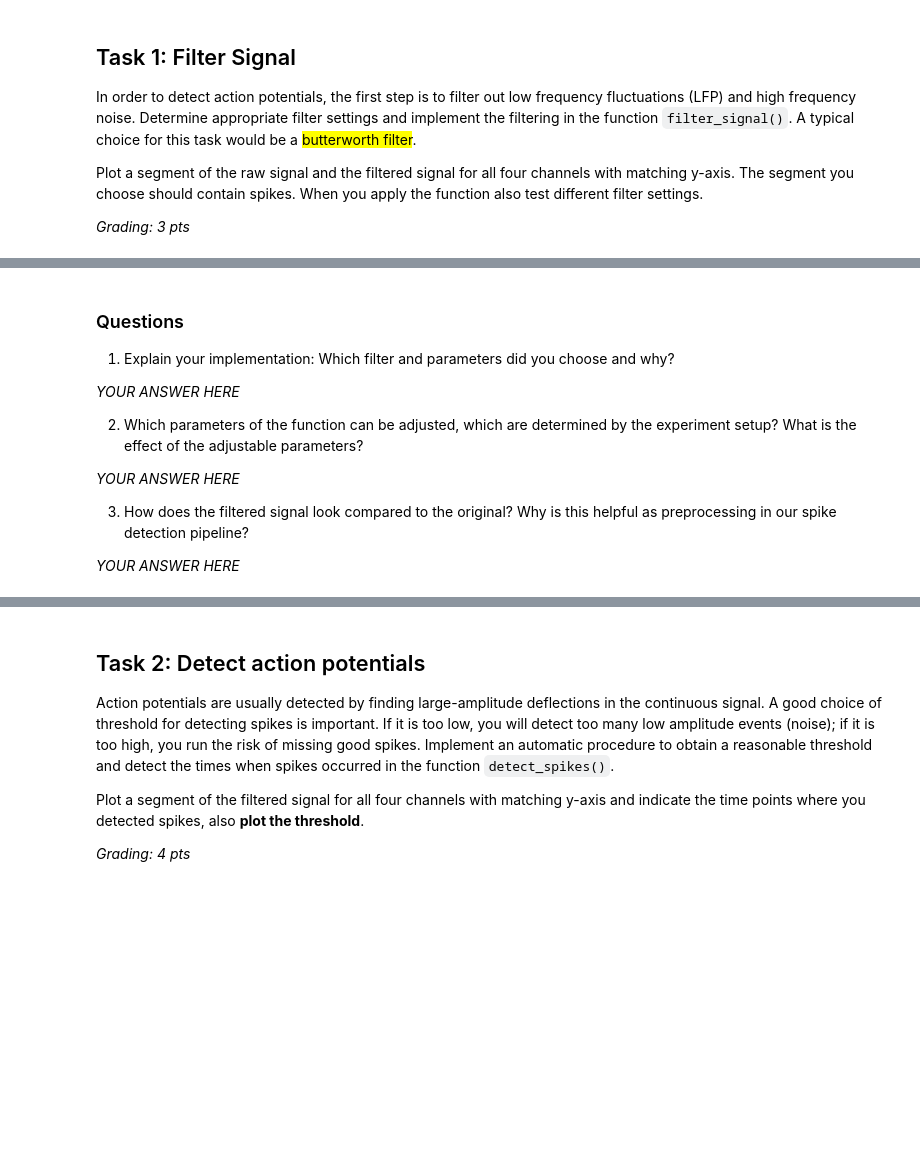
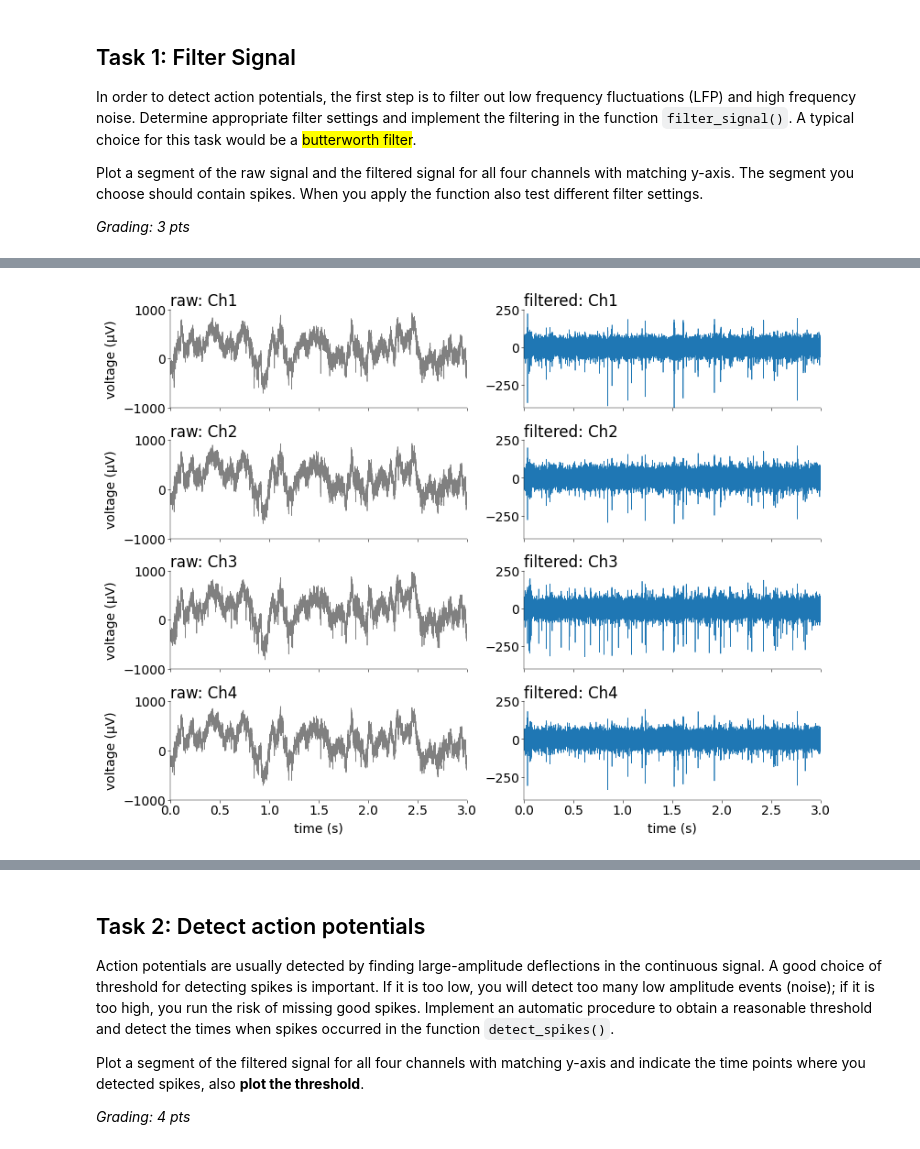
Before and after one commit to F-vdHaar/neural_data_science, a Jupyter notebook: notebooks/CodingLab1.ipynb, the cells around one changed output, grey strips where cells are left out. Drawn from its saved outputs; the diff is of its cells as text; code cells hidden in the pictures; blank space fills up the shorter version.

```diff
--- a/notebooks/CodingLab1.ipynb
+++ b/notebooks/CodingLab1.ipynb
@@ -125,6 +106,9 @@ def filter_signal(
     # implement a suitable filter and apply it to the input data (1pt)
     # -----------------------------------------------------------------
 
-    pass
+    sos = signal.butter(N=order, Wn=[low, high], btype="bandpass", fs=fs, output="sos")
+    y_values = signal.sosfiltfilt(sos, x.values, axis=0)
+    y = pd.DataFrame(y_values, columns=x.columns, index=x.index)
+    return y
 # %%
 xf = filter_signal(x, fs, 500, 4000)
@@ -136,43 +129,40 @@ mosaic = [
     ["raw: Ch4", "filtered: Ch4"],
 ]
 fig, ax = plt.subplot_mosaic(
     mosaic=mosaic, figsize=(8, 6), layout="constrained", dpi=100
 )
 
 # ------------------------------------------------------------------------------------
 # Plot raw and filtered signals for all 4 channels and answer the questions (1+1 pts)
 # ------------------------------------------------------------------------------------
 
 T = 100000
 t = np.arange(0, T) * dt
 
 for i, (raw, filtered) in enumerate(mosaic):
     ax[raw].set_xlim((0, 3))
     ax[raw].set_ylim((-1000, 1000))
 
     ax[filtered].set_xlim((0, 3))
     ax[filtered].set_ylim((-400, 250))
 
+    # Extract the channel name (e.g., "Ch1") from the string "raw: Ch1"
+    ch_name = raw.split(": ")[1]
+    # Plot the raw signal segment
+    ax[raw].plot(t, x[ch_name].iloc[:T], color="gray", lw=0.5)
+
+    # Plot the filtered signal segment
+    ax[filtered].plot(t, xf[ch_name].iloc[:T], color="tab:blue", lw=0.5)
+
     # Add labels and title
     ax[raw].set_ylabel("voltage (μV)")
     ax[raw].set_title(raw, loc="left")
     ax[filtered].set_title(filtered, loc="left")
     if i != 3:
         ax[raw].set_xticklabels([])
         ax[filtered].set_xticklabels([])
     else:
         ax[raw].set_xlabel("time (s)")
         ax[filtered].set_xlabel("time (s)")
+# %% [output]
+[figure, added]
-# %% [markdown]
-### Questions
-1) Explain your implementation: Which filter and parameters did you choose and why?
-
-_YOUR ANSWER HERE_
-
-2) Which parameters of the function can be adjusted, which are determined by the experiment setup? What is the effect of the adjustable parameters?
-
-_YOUR ANSWER HERE_
-
-3) How does the filtered signal look compared to the original? Why is this helpful as preprocessing in our spike detection pipeline?
-
-_YOUR ANSWER HERE_
```
Also changed, not shown: parts of 24 cells of this notebook.
